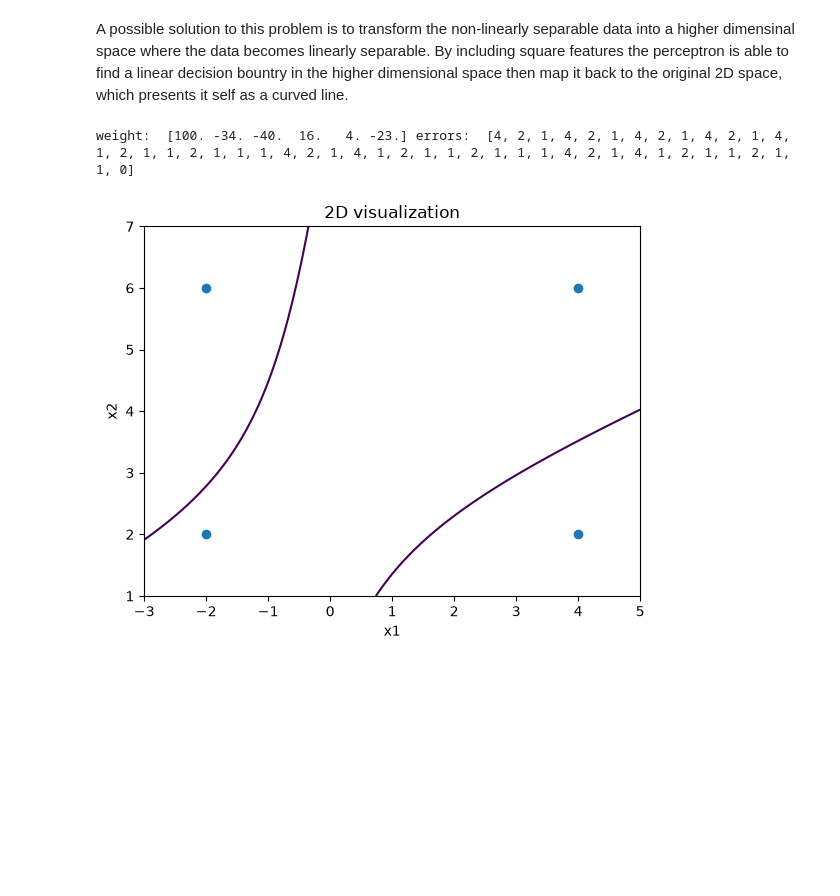
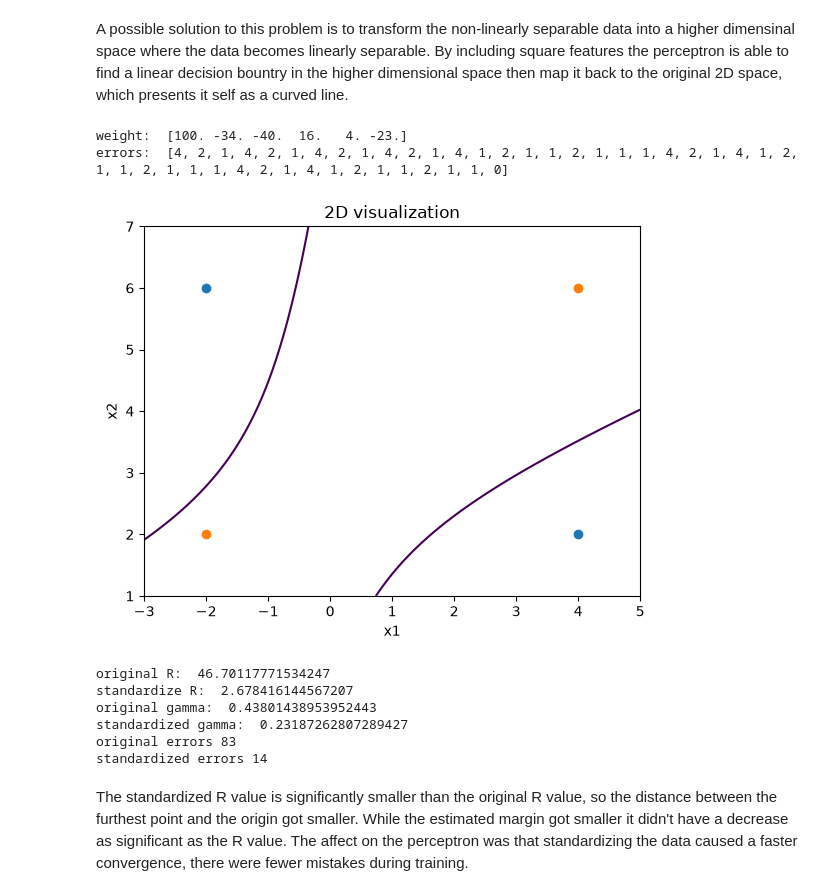
Before and after one commit to rafa0023/perceptron, a Jupyter notebook: perceptron.ipynb, the cells around one changed output. Cells and saved outputs as stored; diff of their text form; code cells hidden in the pictures; blank space fills up the shorter version.

```diff
--- a/perceptron.ipynb
+++ b/perceptron.ipynb
@@ -49,21 +47,6 @@ Part B: the perceptron algorithm
 
 The perceptron algorithm in this example will plot all the data points, current point the algorithm is checking and the next as well as the decison boundary after every mistake.
 # %%
-import numpy as np
-import matplotlib.pyplot as plt
-
-MAX = 45
-
-data = np.array([
-    [-2,4,1],
-    [4,1,1],
-    [-1,2,1],
-    [1, 6, 1],
-    [2, 4, 1],
-    [6, 2, 1],
-])
-label = np.array([-1,-1,-1,1,1,1])
-
 #perceptron algorithm + ploting
 def perceptron(data, label,plot=True):
 
@@ -73,8 +56,8 @@ def perceptron(data, label,plot=True):
     eta = 1
 
     #classify data
-    class_pos = data[label == 1]
-    class_neg = data[label == -1]
+    class_1 = data[label == 1]
+    class_2 = data[label == -1]
 
     for i in range(MAX):
 
@@ -97,17 +80,13 @@ def perceptron(data, label,plot=True):
                     print("new weight: ", w)
 
                     #plot positive
-                    x1 = class_pos[:,0]
-                    x2 = class_pos[:,1]
-                    plt.scatter(x1,x2)
+                    plt.scatter(class_1[:,0], class_1[:,1])
 
                     #plot negative
-                    x1 = class_neg[:,0]
-                    x2 = class_neg[:,1]
-                    plt.scatter(x1,x2)
+                    plt.scatter(class_2[:,0], class_2[:,1])
 
                     #plot current point
-                    plt.scatter(x[0],x[1], s=150, color = 'blue', label= 'current')
+                    plt.scatter(x[0],x[1], s=150, color = 'blue', label = 'current')
 
                     #plot next point
                     if i + 1 < len(data):
@@ -223,33 +201,39 @@ def featuremap(data):
 
     return np.column_stack([x1,x2,x1*x2,x1**2,x2**2,np.ones(len(data))])
 
 XORf=featuremap(XORdata)
 
 w, errors = perceptron(XORf, XORlabel, False)
 
 print("weight: ",w)
 print("errors: ",errors)
 
 x1 = np.linspace(-3, 5, 100)
 x2 = np.linspace(1, 7, 100)
 
 X1, X2 = np.meshgrid(x1, x2)
 
 Z = (w[0]*X1 +
      w[1]*X2 +
      w[2]*X1*X2 +
      w[3]*X1**2 +
      w[4]*X2**2 +
      w[5])
 
 plt.contour(X1, X2, Z, levels=[0])
 
-plt.scatter(XORdata[:,0], XORdata[:,1])
+class1 = XORdata[XORlabel == 1]
+class2 = XORdata[XORlabel == -1]
+
+plt.scatter(class1[:,0], class1[:,1])
+plt.scatter(class2[:,0], class2[:,1])
+
 
 plt.title("2D visualization")
 plt.xlabel("x1")
 plt.ylabel("x2")
 plt.show()
 # %% [output]
-weight:  [100. -34. -40.  16.   4. -23.] errors:  [4, 2, 1, 4, 2, 1, 4, 2, 1, 4, 2, 1, 4, 1, 2, 1, 1, 2, 1, 1, 1, 4, 2, 1, 4, 1, 2, 1, 1, 2, 1, 1, 1, 4, 2, 1, 4, 1, 2, 1, 1, 2, 1, 1, 0]
+weight:  [100. -34. -40.  16.   4. -23.]
+errors:  [4, 2, 1, 4, 2, 1, 4, 2, 1, 4, 2, 1, 4, 1, 2, 1, 1, 2, 1, 1, 1, 4, 2, 1, 4, 1, 2, 1, 1, 2, 1, 1, 1, 4, 2, 1, 4, 1, 2, 1, 1, 2, 1, 1, 0]
-[figure, old version]
+[figure, new version]
@@ -255,0 +242,35 @@ weight:  [100. -34. -40.  16.   4. -23.] errors:  [4, 2, 1, 4, 2, 1, 4, 2, 1, 4,
+# %%
+XORf_standard = XORf.copy()
+
+#standardize every value of the feature map expect for the bias
+XORf_standard[:,:-1] = (XORf[:,:-1] - XORf[:,:-1].mean(axis=0)) / XORf[:,:-1].std(axis=0)
+
+w, errors = perceptron(XORf, XORlabel, False)
+
+w_s, errors_s = perceptron(XORf_standard, XORlabel, False)
+
+
+R = np.max(np.linalg.norm(XORf, axis=1))
+R_standard = np.max(np.linalg.norm(XORf_standard, axis=1))
+
+gamma_standard = np.min(XORlabel* np.dot(XORf_standard, w_s)) / np.linalg.norm(w_s)
+gamma = np.min(XORlabel* np.dot(XORf, w)) / np.linalg.norm(w)
+
+
+print("original R: ", R)
+print("standardize R: ", R_standard)
+
+print("original gamma: ", gamma)
+print("standardized gamma: ", gamma_standard)
+
+print("original errors", sum(errors))
+print("standardized errors", sum(errors_s))
+# %% [output]
+original R:  46.70117771534247
+standardize R:  2.678416144567207
+original gamma:  0.43801438953952443
+standardized gamma:  0.23187262807289427
+original errors 83
+standardized errors 14
+# %% [markdown]
+The standardized R value is significantly smaller than the original R value, so the distance between the furthest point and the origin got smaller. While the estimated margin got smaller it didn't have a decrease as significant as the R value. The affect on the perceptron was that standardizing the data caused a faster convergence, there were fewer mistakes during training.
```
Also changed, not shown: parts of 3 cells of this notebook.
